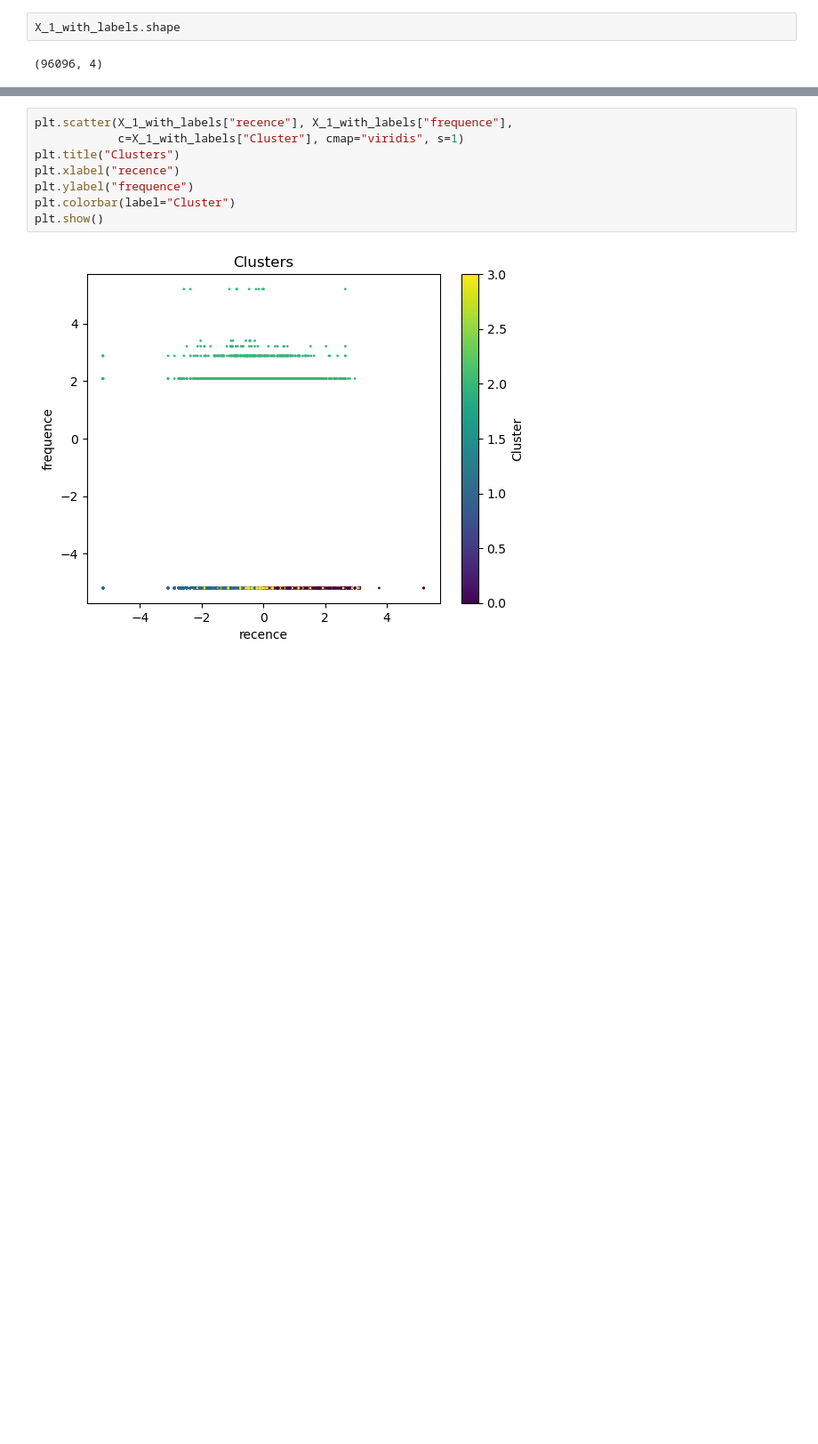
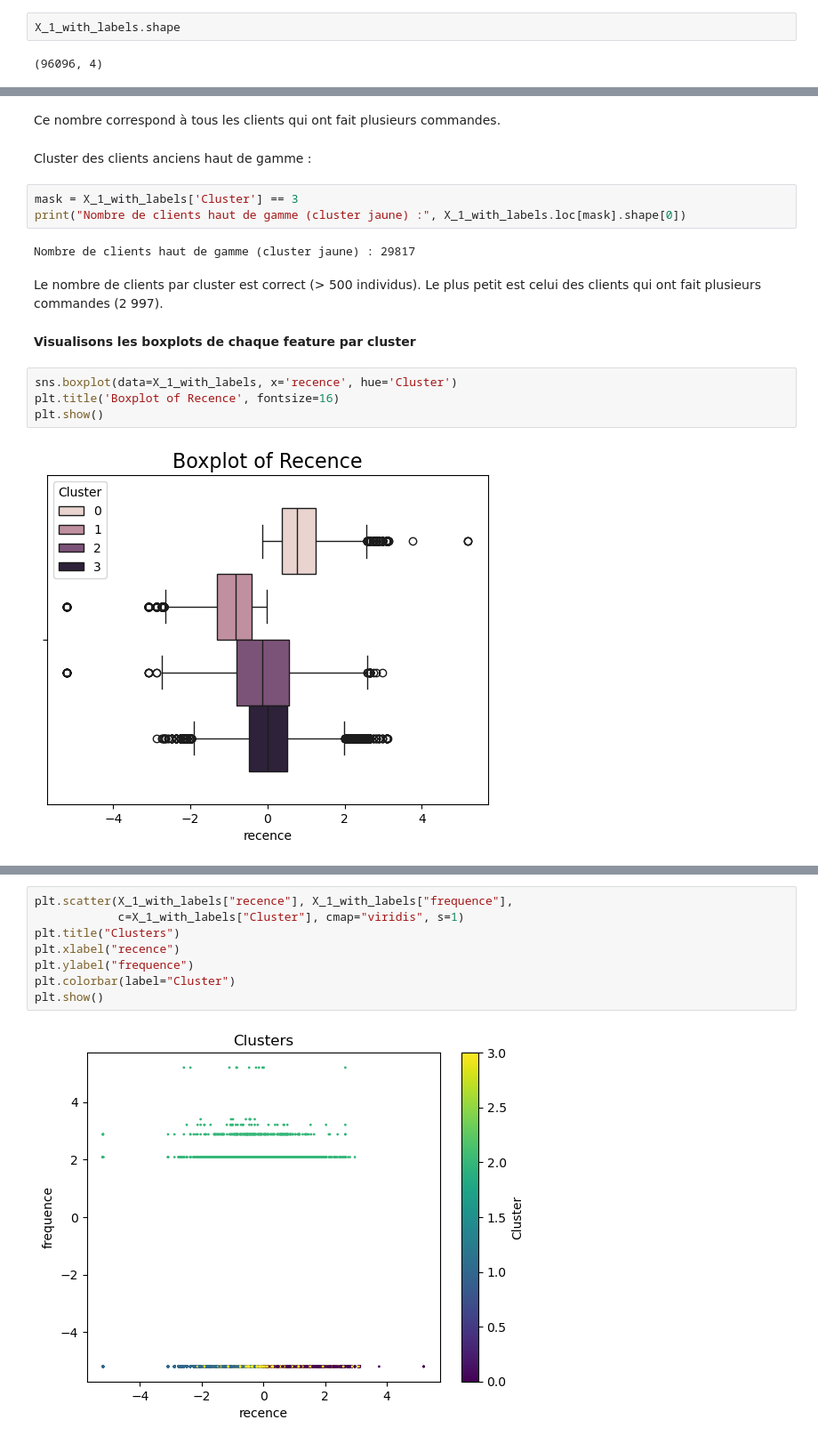
Before and after one commit to ludovic-source/Data_scientist_formation, a Jupyter notebook: projet_5/Projet_5_essais.ipynb, the cells around one changed output, grey strips where cells are left out. Shown at 89% size. Drawn from its saved outputs; the diff is of its cells as text; blank space fills up the shorter version.

```diff
--- a/projet_5/Projet_5_essais.ipynb
+++ b/projet_5/Projet_5_essais.ipynb
@@ -258,0 +284,19 @@ X_1_with_labels.shape
+# %% [markdown]
+Ce nombre correspond à tous les clients qui ont fait plusieurs commandes.
+# %% [markdown]
+Cluster des clients anciens haut de gamme :
+# %%
+mask = X_1_with_labels['Cluster'] == 3
+print("Nombre de clients haut de gamme (cluster jaune) :", X_1_with_labels.loc[mask].shape[0])
+# %% [output]
+Nombre de clients haut de gamme (cluster jaune) : 29817
+# %% [markdown]
+Le nombre de clients par cluster est correct (> 500 individus). Le plus petit est celui des clients qui ont fait plusieurs commandes (2 997).
+# %% [markdown]
+**Visualisons les boxplots de chaque feature par cluster**
+# %%
+sns.boxplot(data=X_1_with_labels, x='recence', hue='Cluster')
+plt.title('Boxplot of Recence', fontsize=16)
+plt.show()
+# %% [output]
+[figure, added]
```
Also changed, not shown: parts of 11 cells of this notebook.
